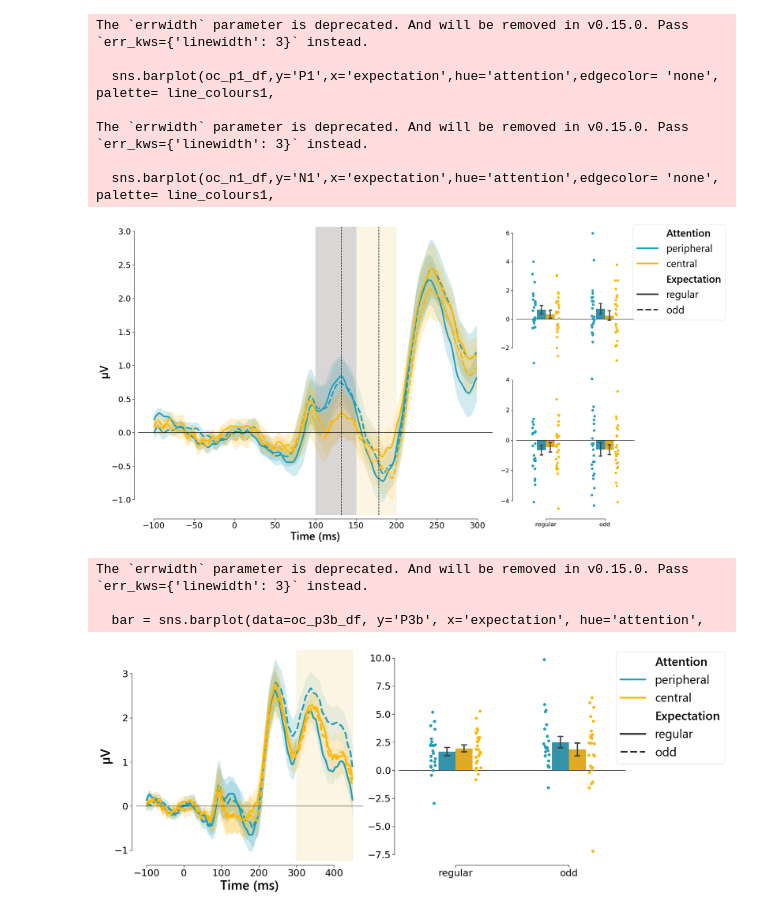
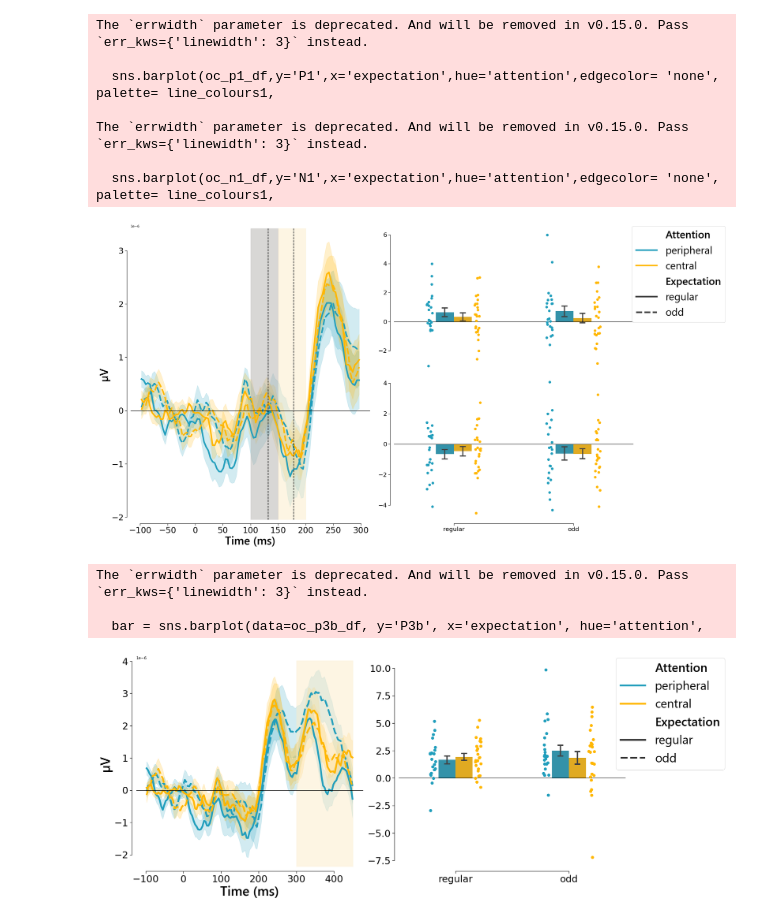
Before and after one commit to maxvanmigem/prediction-attention-v1-processing, a Jupyter notebook: plotting/graph_making.ipynb, the cells around one changed output. Cells and saved outputs as stored; diff of their text form; code cells hidden in the pictures.

```diff
--- a/plotting/graph_making.ipynb
+++ b/plotting/graph_making.ipynb
@@ -13,10 +13,10 @@ stan_oc_c1 = pd.read_csv(data_directory + 'standard_oc_c1_plot.csv')
 ind_oc_c1 = pd.read_csv(data_directory + 'individualised_oc_c1_plot.csv')
 
 localiser_c1 = pd.read_csv(data_directory + 'localiser_c1_plot.csv')
-oc_p1 = pd.read_csv(data_directory + 'oc_p1_plot.csv')
-# oc_p1 = pd.read_csv(data_directory + 'uc_p1_plot.csv')
-oc_p3 = pd.read_csv(data_directory + 'oc_p3_plot.csv')
-# oc_p3 = pd.read_csv(data_directory + 'uc_p3_plot.csv')
+# oc_p1 = pd.read_csv(data_directory + 'oc_p1_plot.csv')
+oc_p1 = pd.read_csv(data_directory + 'uc_p1_plot.csv')
+# oc_p3 = pd.read_csv(data_directory + 'oc_p3_plot.csv')
+oc_p3 = pd.read_csv(data_directory + 'uc_p3_plot.csv')
 
 # truncate
 max_length = .45
@@ -288,7 +291,7 @@ fig, axes = plt.subplot_mosaic(
      ["main", "bottom"]],
     figsize=(24, 14),
     gridspec_kw={
-        "width_ratios": [3,1],
+        "width_ratios": [1,1],
         "height_ratios": [1, 1],
         "wspace": 0.1,
         "hspace": 0.02
@@ -376,34 +379,34 @@ axes['main'].axvline(x=132,ls='--',lw=1.5, c='black' )
 axes['main'].axvline(x=178,ls='--',lw=1.5, c='black' )
 
 axes['main'].set_ylabel('µV', fontdict={'family': 'Segoe UI', 'weight': 'semibold','size':30})
 axes['main'].set_xlabel('Time (ms)', fontdict={'family': 'Segoe UI', 'weight': 'semibold','size':30})
 axes['top'].set_ylabel('')
 axes['bottom'].set_ylabel('',labelpad=0)
 axes['top'].set_xlabel('',labelpad=0)
 axes['bottom'].set_xlabel('',labelpad=0)
 
 
 # Change the size of the numbers on the axes
 axes['main'].tick_params(axis='x', labelsize=22)  # Font size for x-axis numbers
 axes['main'].tick_params(axis='y', labelsize=22)
 axes['top'].tick_params(axis='x', labelsize=16)  # Font size for x-axis numbers
 axes['bottom'].tick_params(axis='x', labelsize=16)  # Font size for x-axis numbers
 axes['top'].tick_params(axis='y', labelsize=16)
 axes['bottom'].tick_params(axis='y', labelsize=16)
 
 sns.despine(offset=10, trim=True)
 plt.tight_layout()
 plt.show()
 fig.savefig('fig_c1_main.png')
 # %% [output]
 The `errwidth` parameter is deprecated. And will be removed in v0.15.0. Pass `err_kws={'linewidth': 3}` instead.
 
   sns.barplot(oc_p1_df,y='P1',x='expectation',hue='attention',edgecolor= 'none', palette= line_colours1,
 
 The `errwidth` parameter is deprecated. And will be removed in v0.15.0. Pass `err_kws={'linewidth': 3}` instead.
 
   sns.barplot(oc_n1_df,y='N1',x='expectation',hue='attention',edgecolor= 'none', palette= line_colours1,
-[figure, old version]
+[figure, new version]
 # %%
 """
 P3 rERP plotting
@@ -489,7 +492,7 @@ fig.savefig('localiser.png')
 The `errwidth` parameter is deprecated. And will be removed in v0.15.0. Pass `err_kws={'linewidth': 3}` instead.
 
   bar = sns.barplot(data=oc_p3b_df, y='P3b', x='expectation', hue='attention',
-[figure, old version]
+[figure, new version]
 # %%
 """
 Localiser bar plotting
```
Also changed, not shown: parts of 2 cells of this notebook, 5 other files.
